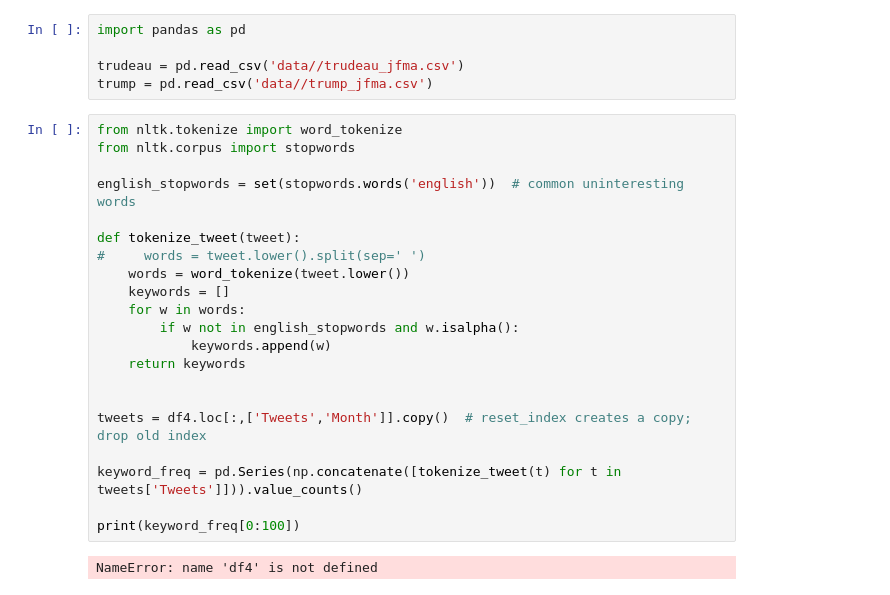
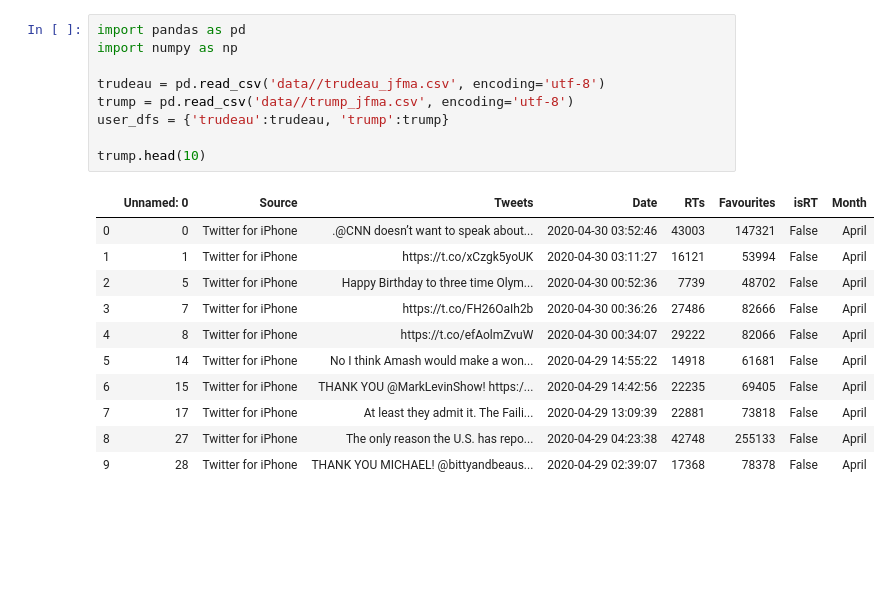
Before and after one commit to anazareth/tweet-proj, a Jupyter notebook: keyword_analysis.ipynb, the cells around one changed output. Drawn from its saved outputs; the diff is of its cells as text; blank space fills up the shorter version.

```diff
--- a/keyword_analysis.ipynb
+++ b/keyword_analysis.ipynb
@@ -1,28 +1,21 @@
 # %%
 import pandas as pd
+import numpy as np
 
-trudeau = pd.read_csv('data//trudeau_jfma.csv')
-trump = pd.read_csv('data//trump_jfma.csv')
+trudeau = pd.read_csv('data//trudeau_jfma.csv', encoding='utf-8')
+trump = pd.read_csv('data//trump_jfma.csv', encoding='utf-8')
+user_dfs = {'trudeau':trudeau, 'trump':trump}
+
+trump.head(10)
+# %% [output]
+|  | Unnamed: 0 | Source | Tweets | Date | RTs | Favourites | isRT | Month |
+| 0 | 0 | Twitter for iPhone | .@CNN doesn’t want to speak about... | 2020-04-30 03:52:46 | 43003 | 147321 | False | April |
+| 1 | 1 | Twitter for iPhone | https://t.co/xCzgk5yoUK | 2020-04-30 03:11:27 | 16121 | 53994 | False | April |
+| 2 | 5 | Twitter for iPhone | Happy Birthday to three time Olym... | 2020-04-30 00:52:36 | 7739 | 48702 | False | April |
+| 3 | 7 | Twitter for iPhone | https://t.co/FH26OaIh2b | 2020-04-30 00:36:26 | 27486 | 82666 | False | April |
+| 4 | 8 | Twitter for iPhone | https://t.co/efAolmZvuW | 2020-04-30 00:34:07 | 29222 | 82066 | False | April |
+| 5 | 14 | Twitter for iPhone | No I think Amash would make a won... | 2020-04-29 14:55:22 | 14918 | 61681 | False | April |
+| 6 | 15 | Twitter for iPhone | THANK YOU @MarkLevinShow! https:/... | 2020-04-29 14:42:56 | 22235 | 69405 | False | April |
+| 7 | 17 | Twitter for iPhone | At least they admit it. The Faili... | 2020-04-29 13:09:39 | 22881 | 73818 | False | April |
+| 8 | 27 | Twitter for iPhone | The only reason the U.S. has repo... | 2020-04-29 04:23:38 | 42748 | 255133 | False | April |
+| 9 | 28 | Twitter for iPhone | THANK YOU MICHAEL! @bittyandbeaus... | 2020-04-29 02:39:07 | 17368 | 78378 | False | April |
-# %%
-from nltk.tokenize import word_tokenize
-from nltk.corpus import stopwords
-
-english_stopwords = set(stopwords.words('english'))  # common uninteresting words
-
-def tokenize_tweet(tweet):
-#     words = tweet.lower().split(sep=' ')
-    words = word_tokenize(tweet.lower())
-    keywords = []
-    for w in words:
-        if w not in english_stopwords and w.isalpha():
-            keywords.append(w)
-    return keywords
-
-
-tweets = df4.loc[:,['Tweets','Month']].copy()  # reset_index creates a copy; drop old index
-
-keyword_freq = pd.Series(np.concatenate([tokenize_tweet(t) for t in tweets['Tweets']])).value_counts()
-
-print(keyword_freq[0:100])
-# %% [output]
-NameError: name 'df4' is not defined
```
Also changed, not shown: parts of 3 cells of this notebook, 4 other files.
